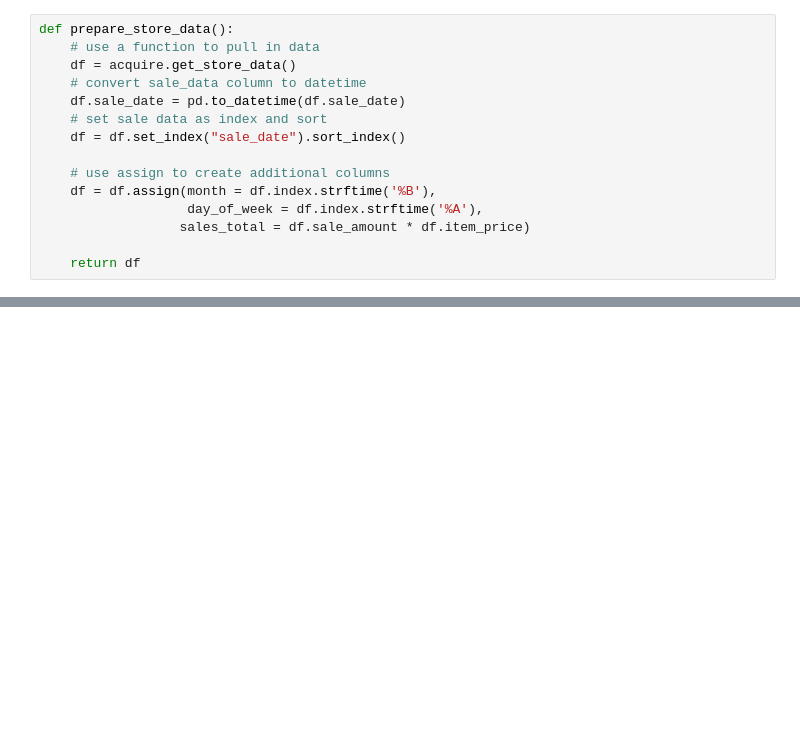
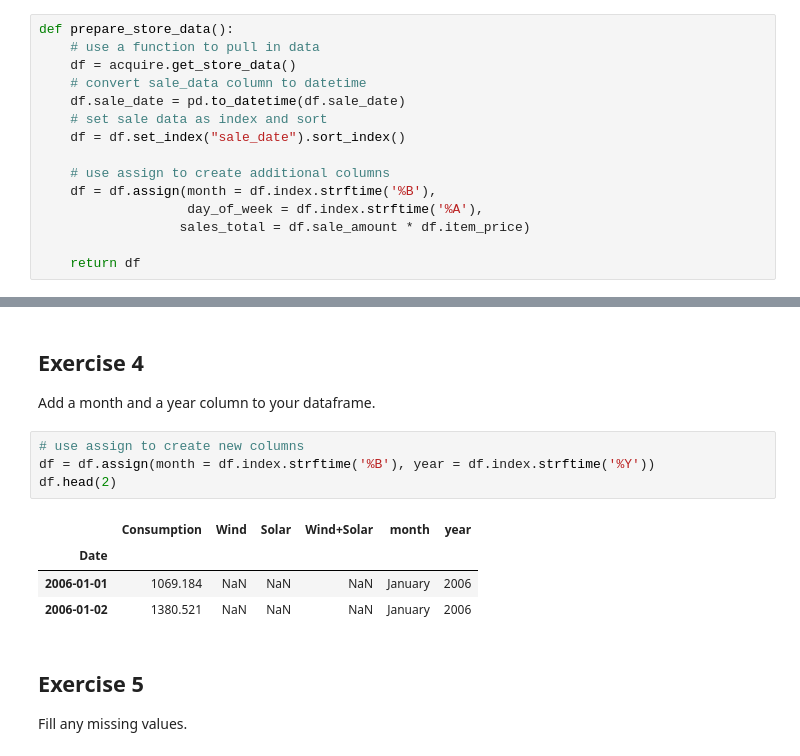
Before and after one commit to lainslie-18/time-series-exercises, a Jupyter notebook: prepare.ipynb, the cells around one changed output, grey strips where cells are left out. Saved outputs shown, nothing was run; the diff lists cells and outputs as text; blank space fills up the shorter version.

```diff
--- a/prepare.ipynb
+++ b/prepare.ipynb
@@ -110,0 +175,17 @@ df.head()
+# %% [markdown]
+## Exercise 4
+
+Add a month and a year column to your dataframe.
+# %%
+# use assign to create new columns
+df = df.assign(month = df.index.strftime('%B'), year = df.index.strftime('%Y'))
+df.head(2)
+# %% [output]
+|  | Consumption | Wind | Solar | Wind+Solar | month | year |
+| Date |  |  |  |  |  |  |
+| 2006-01-01 | 1069.184 | NaN | NaN | NaN | January | 2006 |
+| 2006-01-02 | 1380.521 | NaN | NaN | NaN | January | 2006 |
+# %% [markdown]
+## Exercise 5
+
+Fill any missing values.
```
Also changed, not shown: parts of 15 cells of this notebook, 1 other file.
